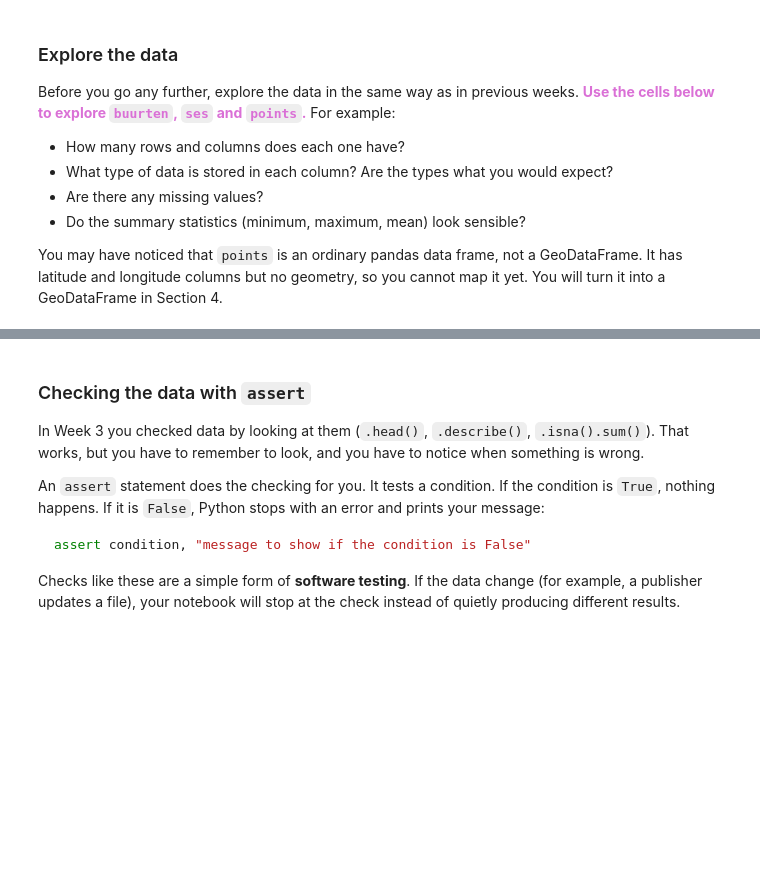
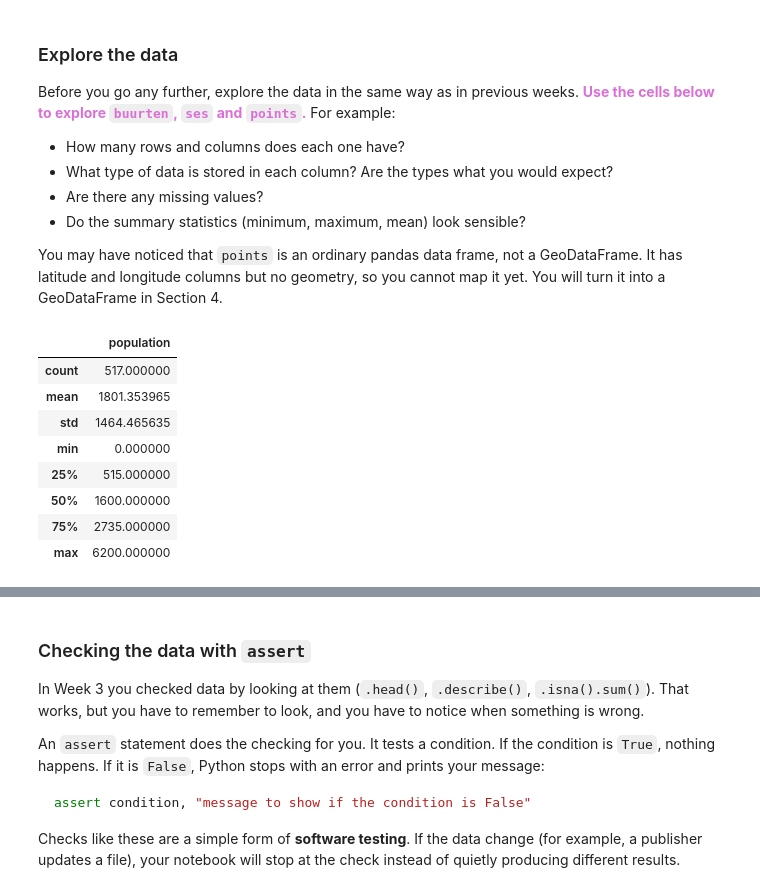
Before and after one commit to nkzx0310/GEOG5415M, a Jupyter notebook: notebooks/Week_9_Reproducibility.ipynb, the cells around one changed output, grey strips where cells are left out. Saved outputs shown, nothing was run; the diff lists cells and outputs as text; code cells hidden in the pictures; blank space fills up the shorter version.

```diff
--- a/notebooks/Week_9_Reproducibility.ipynb
+++ b/notebooks/Week_9_Reproducibility.ipynb
@@ -164,5 +208,16 @@ Before you go any further, explore the data in the same way as in previous weeks
 You may have noticed that `points` is an ordinary pandas data frame, not a GeoDataFrame. It has latitude and longitude columns but no geometry, so you cannot map it yet. You will turn it into a GeoDataFrame in Section 4.
 # %%
 # Add your code here
+buurten.describe()
+# %% [output]
+|  | population |
+| count | 517.000000 |
+| mean | 1801.353965 |
+| std | 1464.465635 |
+| min | 0.000000 |
+| 25% | 515.000000 |
+| 50% | 1600.000000 |
+| 75% | 2735.000000 |
+| max | 6200.000000 |
 # %%
 # Add your code here
```
Also changed, not shown: parts of 18 cells of this notebook.
